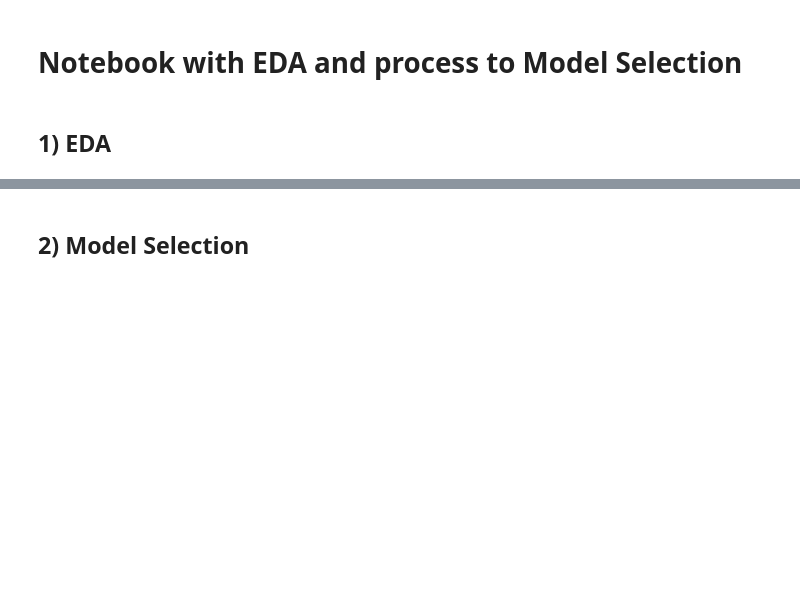
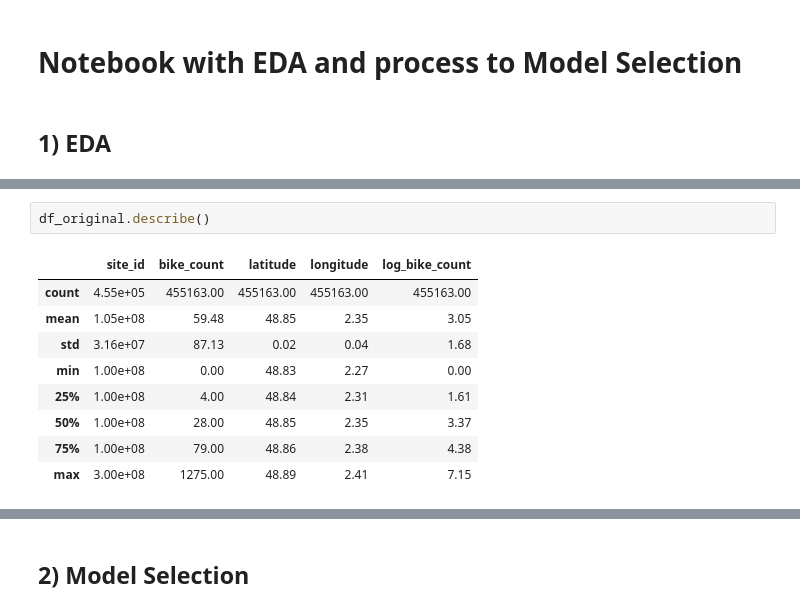
Before and after one commit to mat10599/bike_counters, a Jupyter notebook: final_notebook.ipynb, the cells around one changed output, grey strips where cells are left out. Drawn from its saved outputs; the diff is of its cells as text; blank space fills up the shorter version.

```diff
--- a/final_notebook.ipynb
+++ b/final_notebook.ipynb
@@ -19,0 +64,12 @@ from xgboost import XGBRegressor
+# %%
+df_original.describe()
+# %% [output]
+|  | site_id | bike_count | latitude | longitude | log_bike_count |
+| count | 4.55e+05 | 455163.00 | 455163.00 | 455163.00 | 455163.00 |
+| mean | 1.05e+08 | 59.48 | 48.85 | 2.35 | 3.05 |
+| std | 3.16e+07 | 87.13 | 0.02 | 0.04 | 1.68 |
+| min | 1.00e+08 | 0.00 | 48.83 | 2.27 | 0.00 |
+| 25% | 1.00e+08 | 4.00 | 48.84 | 2.31 | 1.61 |
+| 50% | 1.00e+08 | 28.00 | 48.85 | 2.35 | 3.37 |
+| 75% | 1.00e+08 | 79.00 | 48.86 | 2.38 | 4.38 |
+| max | 3.00e+08 | 1275.00 | 48.89 | 2.41 | 7.15 |
```
Also changed, not shown: parts of 24 cells of this notebook.
